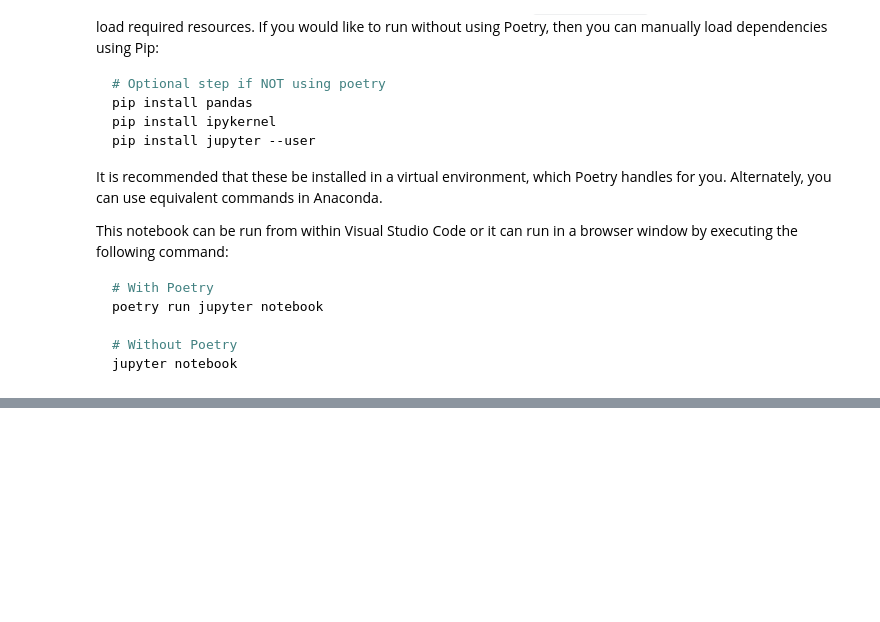
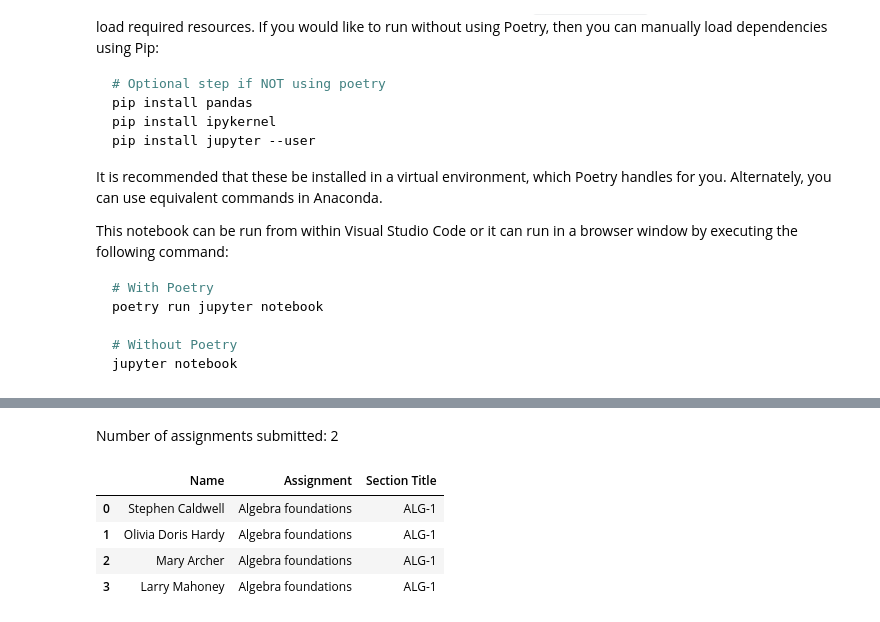
Before and after one commit to Ed-Fi-Exchange-OSS/LMS-Toolkit, a Jupyter notebook: src/notebooks/filesystem-tutorial.ipynb, the cells around one changed output, grey strips where cells are left out. Saved outputs shown, nothing was run; the diff lists cells and outputs as text; code cells hidden in the pictures; blank space fills up the shorter version.

```diff
--- a/src/notebooks/filesystem-tutorial.ipynb
+++ b/src/notebooks/filesystem-tutorial.ipynb
@@ -147,0 +357,56 @@ PENDING: what comes next? Do something that demonstrates merging all assignments
+# %%
+sample_dir = os.path.join("..", "..", "docs", "sample-out")
+
+users = get_all_users(sample_dir)
+sections = get_all_sections(sample_dir)
+section_associations = get_all_section_associations(sample_dir, sections)
+assignments = get_all_assignments(sample_dir, sections)
+submissions = get_all_submissions(sample_dir, assignments)
+
+# The "DueDateTime" column is not automatically recognized as a datetime, so
+# convert the data type
+assignments["DueDateTime"] = pd.to_datetime(assignments["DueDateTime"])
+
+# Filter assignments by those due before today
+from datetime import datetime
+assignments = assignments[assignments["DueDateTime"] < datetime.now()]
+
+# Now let's combine some DataFrames to get a collection of all the students who
+# _should_ have turned in an assignment
+key = "LMSSectionSourceSystemIdentifier"
+working = assignments.merge(section_associations, on=key, suffixes=("","_sa"))
+
+left_key = "LMSUserSourceSystemIdentifier"
+right_key = "SourceSystemIdentifier"
+working = working.merge(users, left_on=left_key, right_on=right_key, suffixes=("","_u"))
+
+# Join with submissions using an OUTER join so that we keep the Users who do
+# not have a submission
+left_key = ["SourceSystemIdentifier", "LMSUserSourceSystemIdentifier"]
+right_key = ["AssignmentSourceSystemIdentifier", "LMSUserSourceSystemIdentifier"]
+working = working.merge(submissions, how="left", left_on=left_key, right_on=right_key, suffixes=("", "_sub"))
+
+# How many rows _do_ have submissions?
+count_submitted = working[working["SourceSystemIdentifier_sub"].notnull()].shape[0]
+display(Markdown(f"Number of assignments submitted: {count_submitted}"))
+
+# Now drop all rows that _do_ have a submission
+no_submission = working[working["SourceSystemIdentifier_sub"].isnull()]
+
+# Might be nice to report the section name too
+left_key = "LMSSectionSourceSystemIdentifier"
+right_key = "SourceSystemIdentifier"
+no_submission = no_submission.merge(sections, left_on=left_key, right_on=right_key, suffixes=("", "_sec"))
+
+# Finally, narrow down to the columns of interest.
+no_submission = no_submission[["Name", "Title", "Title_sec"]]
+no_submission.rename(columns={"Title_sec": "Section Title", "Title": "Assignment"}, inplace=True)
+
+display(no_submission)
+# %% [output]
+Number of assignments submitted: 2
+|  | Name | Assignment | Section Title |
+| 0 | Stephen Caldwell | Algebra foundations | ALG-1 |
+| 1 | Olivia Doris Hardy | Algebra foundations | ALG-1 |
+| 2 | Mary Archer | Algebra foundations | ALG-1 |
+| 3 | Larry Mahoney | Algebra foundations | ALG-1 |
```
Also changed, not shown: parts of 13 cells of this notebook.
